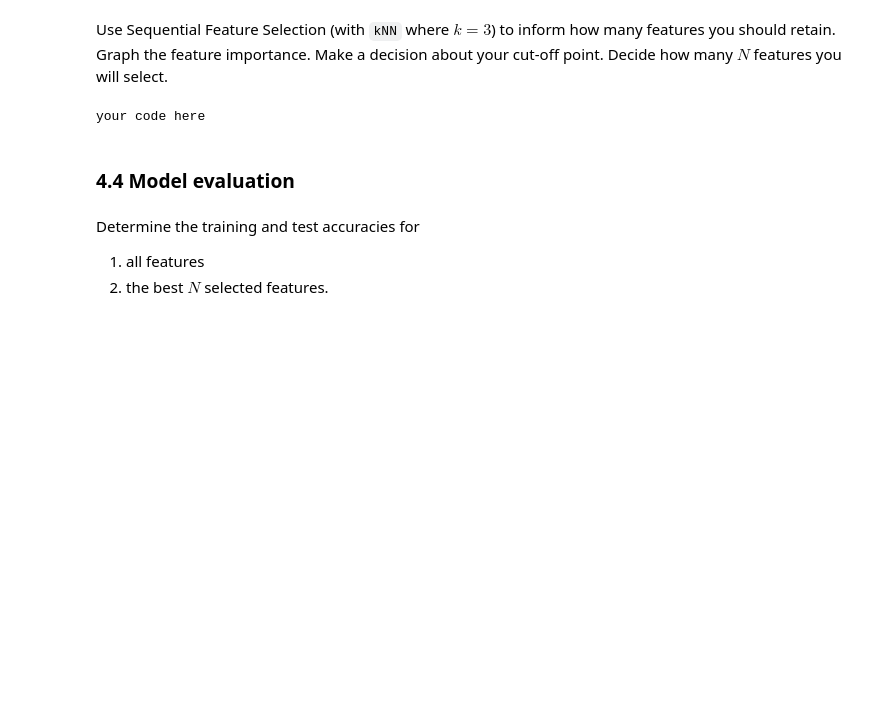
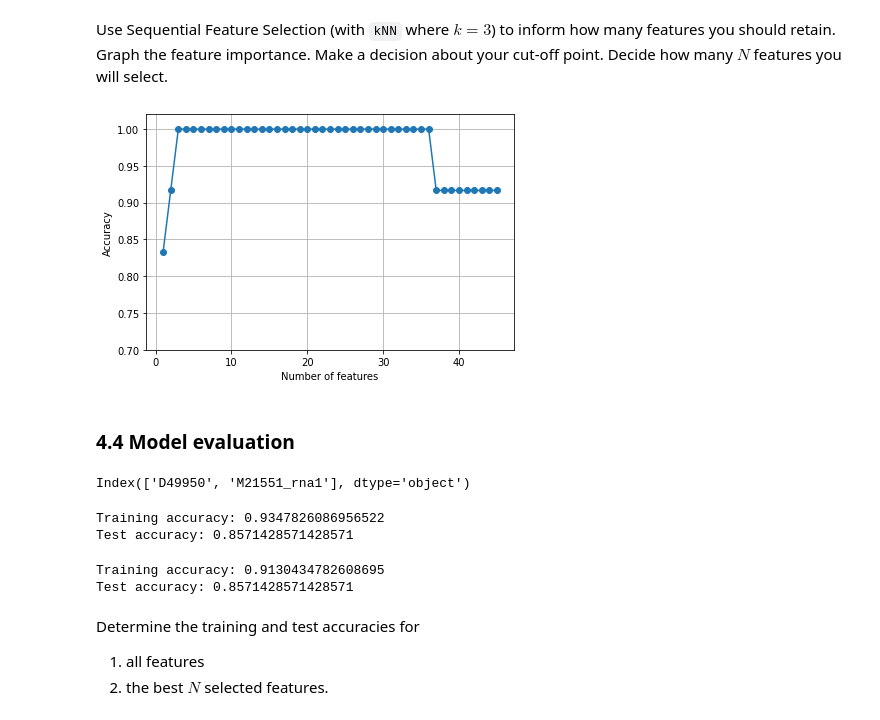
Before and after one commit to teemal/machine_learning_and_data_mining, a Jupyter notebook: Lab_1.ipynb, the cells around one changed output. Saved outputs shown, nothing was run; the diff lists cells and outputs as text; code cells hidden in the pictures; blank space fills up the shorter version.

```diff
--- a/Lab_1.ipynb
+++ b/Lab_1.ipynb
@@ -301,0 +392,10 @@ your code here
+# %%
+X_train, X_test, y_train, y_test =\
+    train_test_split(X, y,
+                     test_size=0.3,
+                     random_state=0,
+                     stratify=y)
+print("shape X train: ", X_train.shape)
+print("shape y train: ", y_train.shape)
+print("shape X test: ", X_test.shape)
+print("shape t test: ", y_test.shape)
@@ -339,0 +533,9 @@ your code here
+# %%
+discretizer = KBinsDiscretizer(n_bins=5, encode='ordinal', strategy='uniform')
+discretizer.fit(X_train)
+X_train_eqwd = discretizer.transform(X_train)
+X_test_eqwd = discretizer.transform(X_test)
+
+# how many per bin
+for i in range(0,5):
+  print('bin', i, ':', np.count_nonzero(X_train_eqwd == i))
@@ -339,0 +548,9 @@ your code here
+# %%
+discretizer = KBinsDiscretizer(n_bins=5, encode='ordinal', strategy='quantile')
+discretizer.fit(X_train)
+X_train_eqfr = discretizer.transform(X_train)
+X_test_eqfr = discretizer.transform(X_test)
+
+# how many per bin
+for i in range(0,5):
+  print('bin', i, ':', np.count_nonzero(X_train_eqfr == i))
@@ -341,7 +564,3 @@ your code here
 ### 4.3 Feature selection
 # %% [markdown]
 Use Sequential Feature Selection (with `kNN` where $k=3$) to inform how many features you should retain. Graph the feature importance. Make a decision about your cut-off point. Decide how many $N$ features you will select.
-# %%
-print('your code here')
-# %% [output]
-your code here
@@ -348,5 +618,43 @@ your code here
+# %%
+knn = KNeighborsClassifier(n_neighbors=3)
+
+# selecting features
+sbs = SBS(knn, k_features=1)
+sbs.fit(X_train_eqfr, y_train)
+
+# plotting performance of feature subsets
+k_feat = [len(k) for k in sbs.subsets_]
+
+plt.plot(k_feat, sbs.scores_, marker='o')
+plt.ylim([0.7, 1.02])
+plt.ylabel('Accuracy')
+plt.xlabel('Number of features')
+plt.grid()
+plt.tight_layout()
+plt.show()
+# %% [output]
+[figure, added]
 # %% [markdown]
 ### 4.4 Model evaluation
+# %%
+k3 = list(sbs.subsets_[43])
+print(df.columns[3:][k3])
+# %% [output]
+Index(['D49950', 'M21551_rna1'], dtype='object')
+# %%
+knn.fit(X_train_eqfr[:, k3], y_train)
+print('Training accuracy:', knn.score(X_train_eqfr[:, k3], y_train))
+print('Test accuracy:', knn.score(X_test_eqfr[:, k3], y_test))
+# %% [output]
+Training accuracy: 0.9347826086956522
+Test accuracy: 0.8571428571428571
+# %%
+knn.fit(X_train_eqwd[:, k3], y_train)
+print('Training accuracy:', knn.score(X_train_eqwd[:, k3], y_train))
+print('Test accuracy:', knn.score(X_test_eqwd[:, k3], y_test))
+# %% [output]
+Training accuracy: 0.9130434782608695
+Test accuracy: 0.8571428571428571
 # %% [markdown]
 Determine the training and test accuracies for
 1. all features
```
Also changed, not shown: parts of 55 cells of this notebook.
